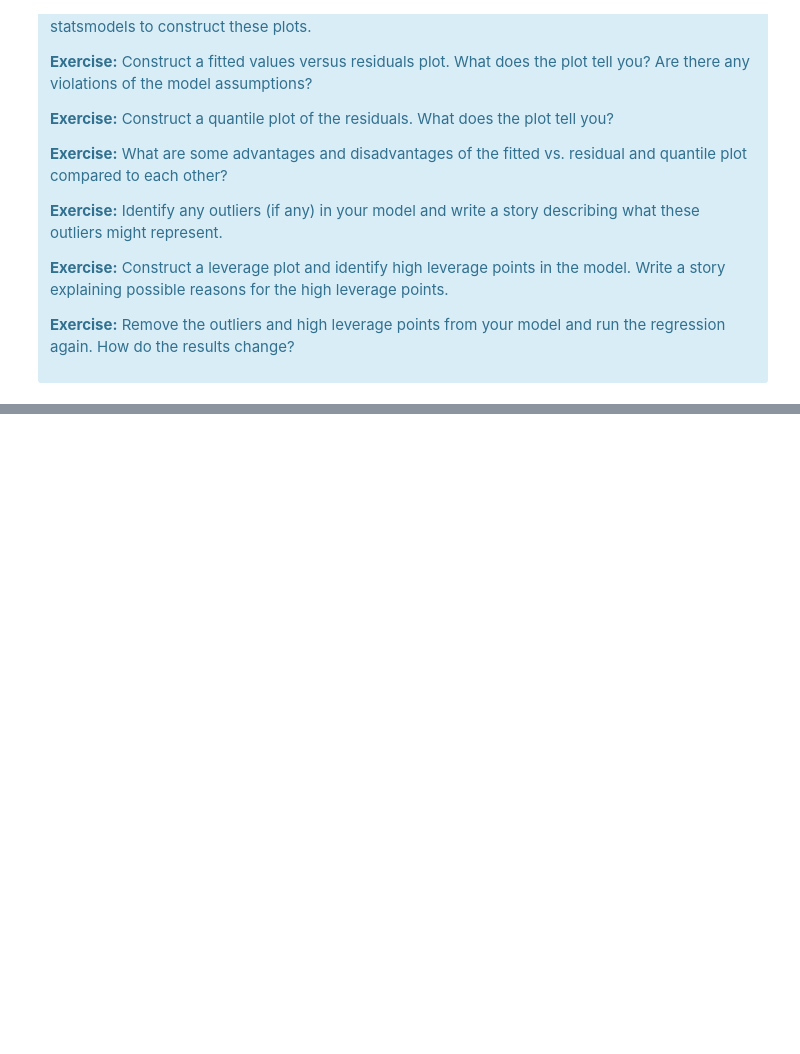
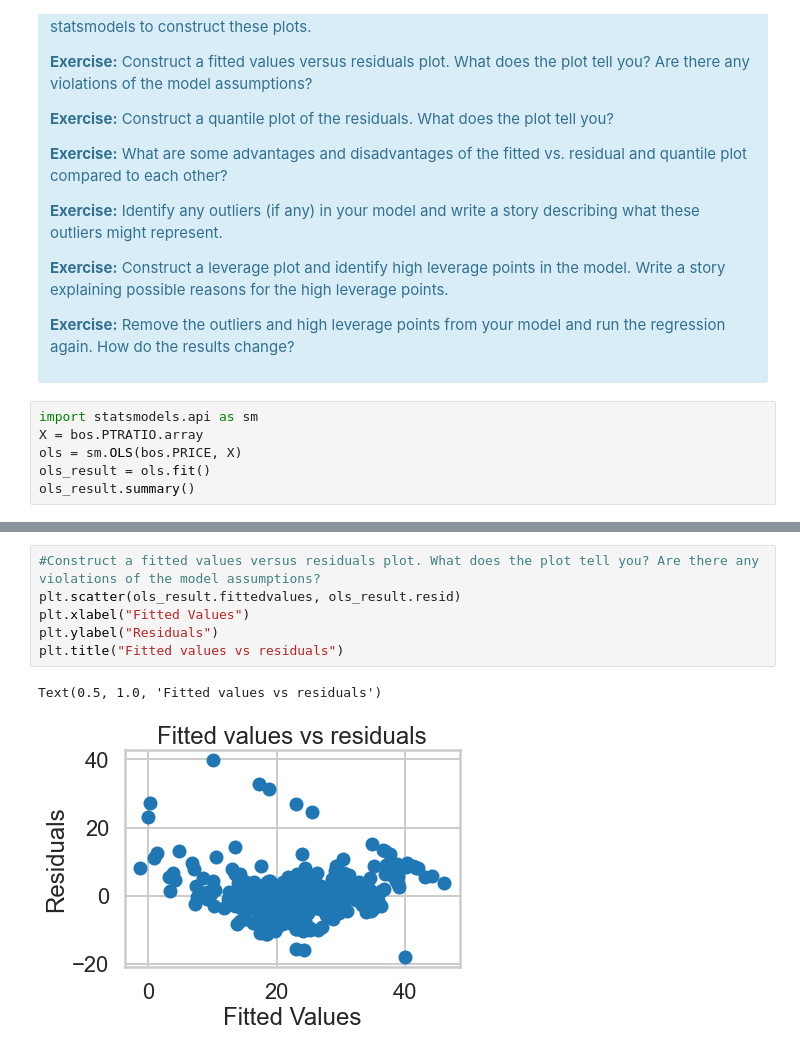
Before and after one commit to kaylawilding/mec-mini-projects, a Jupyter notebook: mec-11.4.1-linear-regression-mini-project/Mini_Project_Linear_Regression.ipynb, the cells around one changed output, grey strips where cells are left out. Saved outputs shown, nothing was run; the diff lists cells and outputs as text; blank space fills up the shorter version.

```diff
--- a/mec-11.4.1-linear-regression-mini-project/Mini_Project_Linear_Regression.ipynb
+++ b/mec-11.4.1-linear-regression-mini-project/Mini_Project_Linear_Regression.ipynb
@@ -907,3 +906,9 @@ There are some other issues that are important investigate with linear regressio
 
 <p><b>Exercise:</b> Remove the outliers and high leverage points from your model and run the regression again. How do the results change?</p>
 </div>
+# %%
+import statsmodels.api as sm
+X = bos.PTRATIO.array
+ols = sm.OLS(bos.PRICE, X)
+ols_result = ols.fit()
+ols_result.summary()
@@ -909,0 +935,9 @@ There are some other issues that are important investigate with linear regressio
+# %%
+#Construct a fitted values versus residuals plot. What does the plot tell you? Are there any violations of the model assumptions?
+plt.scatter(ols_result.fittedvalues, ols_result.resid)
+plt.xlabel("Fitted Values")
+plt.ylabel("Residuals")
+plt.title("Fitted values vs residuals")
+# %% [output]
+Text(0.5, 1.0, 'Fitted values vs residuals')
+[figure, added]
```
Also changed, not shown: parts of 14 cells of this notebook.
